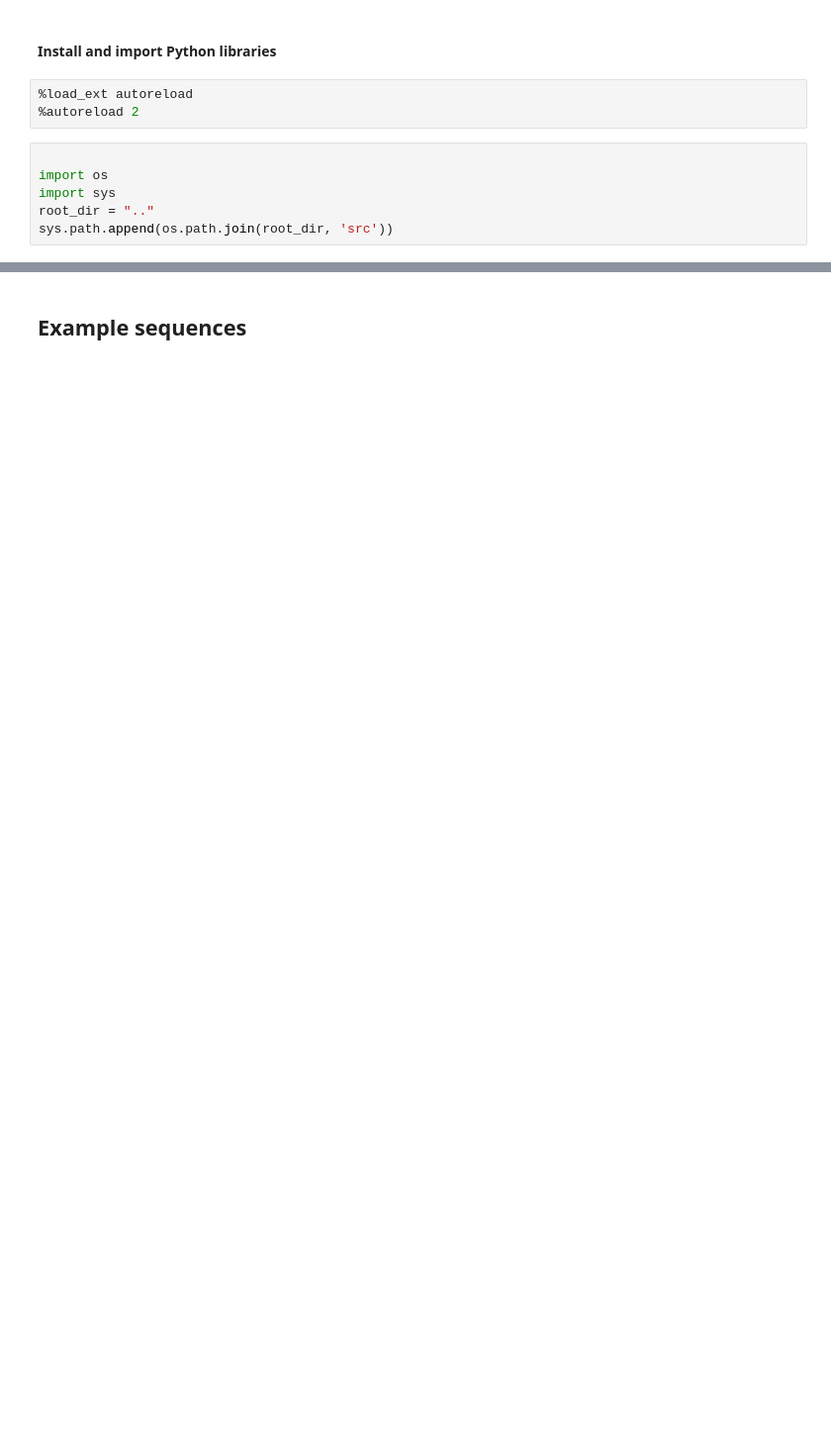
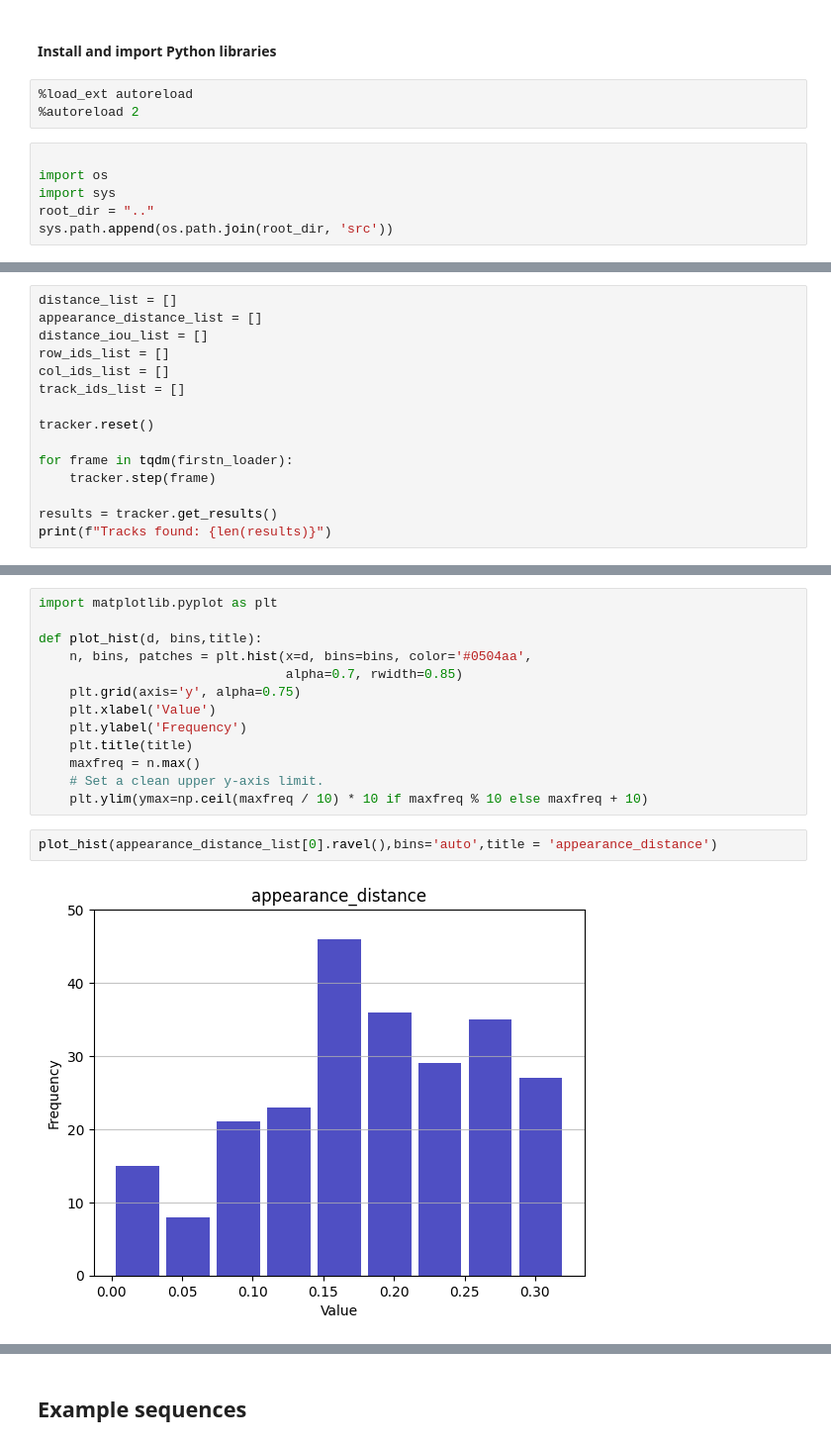
Before and after one commit to Kristobal-Khunta/multi-object-tracking, a Jupyter notebook: notebooks/0.3.0-mg-tracker-explain-linear-assign.ipynb, the cells around one changed output, grey strips where cells are left out. Shown at 99% size. Saved outputs shown, nothing was run; the diff lists cells and outputs as text; blank space fills up the shorter version.

```diff
--- a/notebooks/0.3.0-mg-tracker-explain-linear-assign.ipynb
+++ b/notebooks/0.3.0-mg-tracker-explain-linear-assign.ipynb
@@ -37,0 +366,15 @@ mm.lap.default_solver = 'lap'
+# %%
+distance_list = []
+appearance_distance_list = []
+distance_iou_list = []
+row_ids_list = []
+col_ids_list = []
+track_ids_list = []
+
+tracker.reset()
+
+for frame in tqdm(firstn_loader):
+    tracker.step(frame)
+
+results = tracker.get_results()
+print(f"Tracks found: {len(results)}")
@@ -37,0 +426,17 @@ mm.lap.default_solver = 'lap'
+# %%
+import matplotlib.pyplot as plt
+
+def plot_hist(d, bins,title):
+    n, bins, patches = plt.hist(x=d, bins=bins, color='#0504aa',
+                                alpha=0.7, rwidth=0.85)
+    plt.grid(axis='y', alpha=0.75)
+    plt.xlabel('Value')
+    plt.ylabel('Frequency')
+    plt.title(title)
+    maxfreq = n.max()
+    # Set a clean upper y-axis limit.
+    plt.ylim(ymax=np.ceil(maxfreq / 10) * 10 if maxfreq % 10 else maxfreq + 10)
+# %%
+plot_hist(appearance_distance_list[0].ravel(),bins='auto',title = 'appearance_distance')
+# %% [output]
+[figure, added]
```
Also changed, not shown: parts of 53 cells of this notebook.
